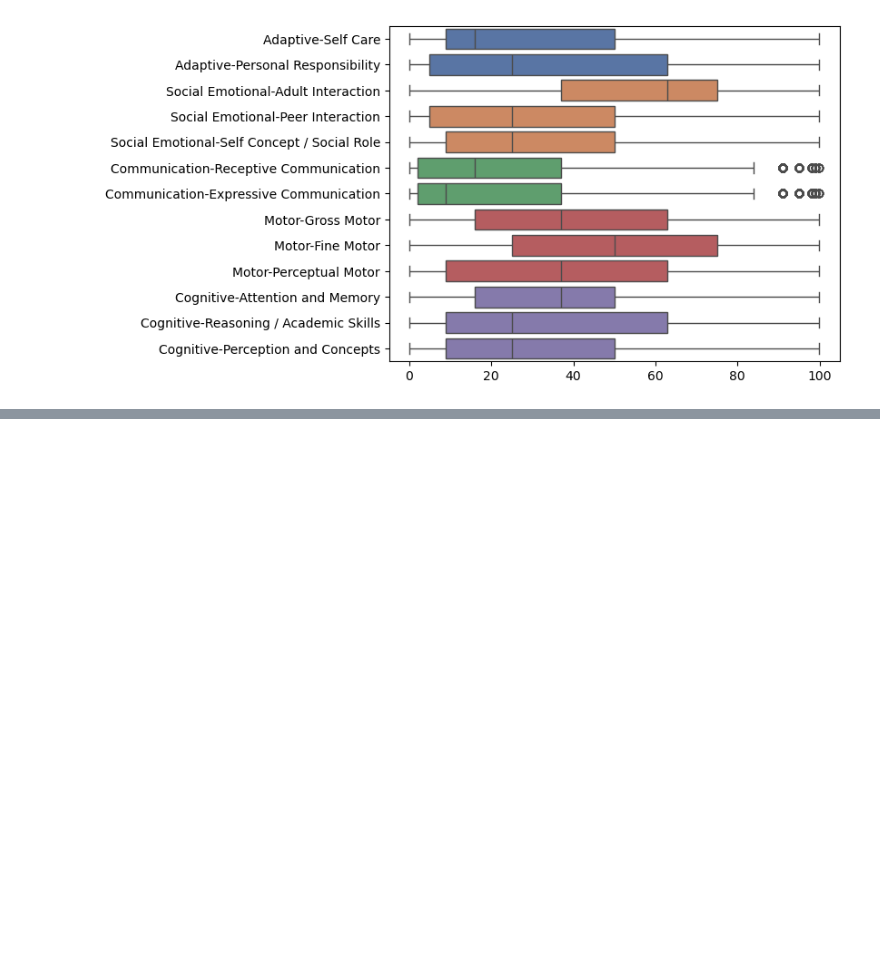
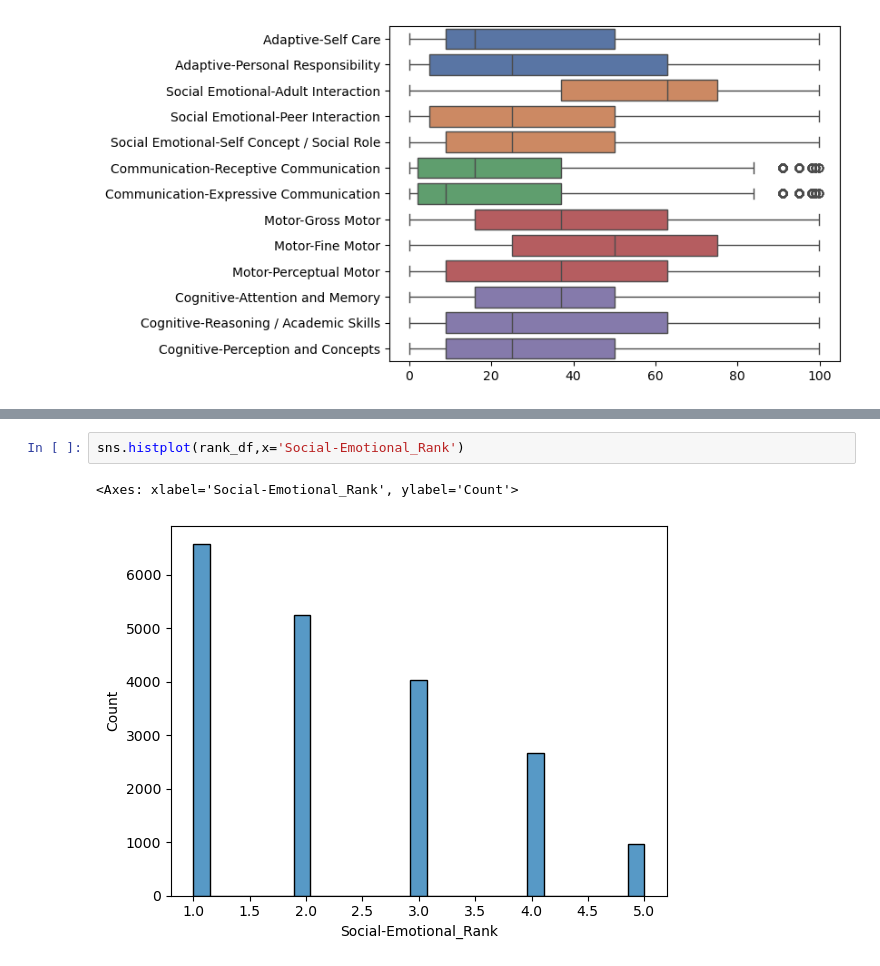
Before and after one commit to NSS-Data-Analytics-Cohort-17/partner-project-japan, a Jupyter notebook: mbutera_eda.ipynb, the cells around one changed output, grey strips where cells are left out. Saved outputs shown, nothing was run; the diff lists cells and outputs as text; blank space fills up the shorter version.

```diff
--- a/mbutera_eda.ipynb
+++ b/mbutera_eda.ipynb
@@ -145,0 +193,5 @@ sns.boxplot(subdomPR_df, orient='h',palette=subcolormap)
+# %%
+sns.histplot(rank_df,x='Social-Emotional_Rank')
+# %% [output]
+<Axes: xlabel='Social-Emotional_Rank', ylabel='Count'>
+[figure, added]
```
Also changed, not shown: parts of 28 cells of this notebook, 2 other files.
